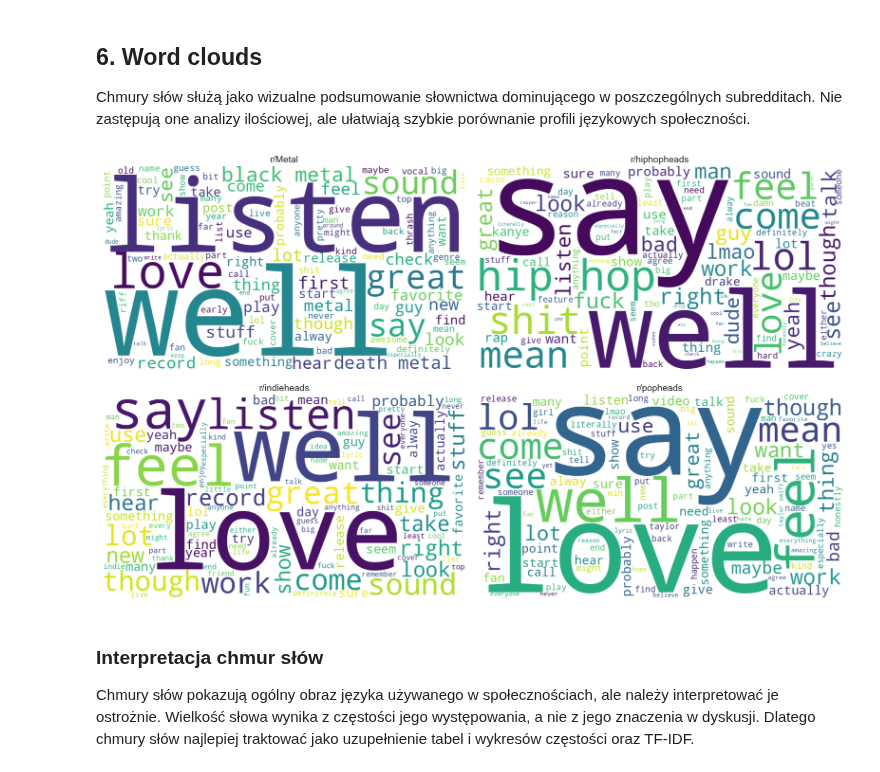
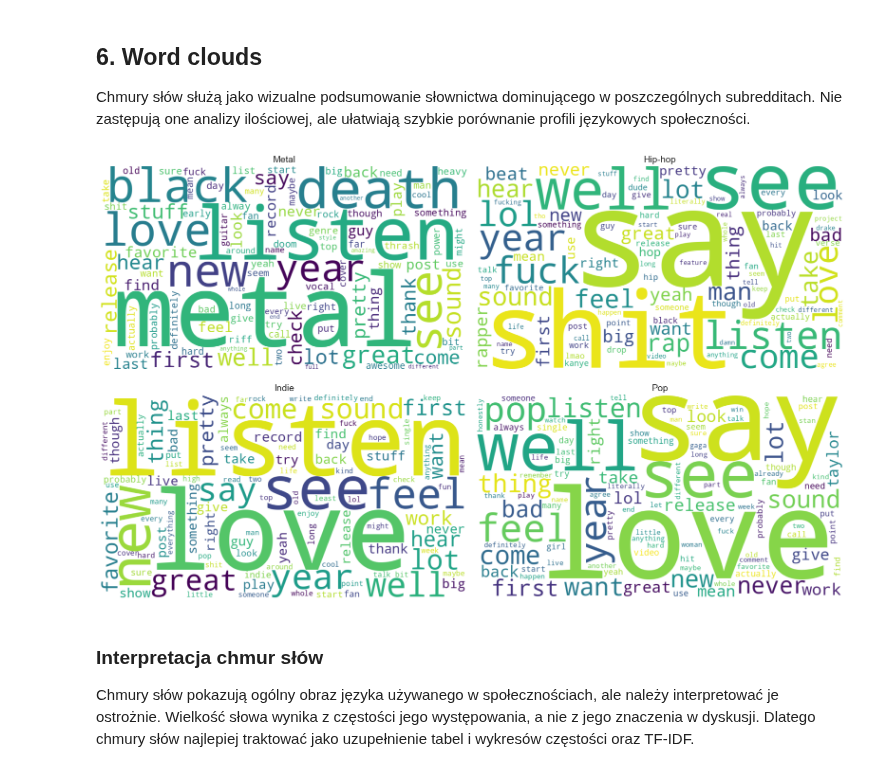
Before and after one commit to Weisjan/Reddit-Music-Community-Analysis, a Jupyter notebook: notebooks/02_text_mining_uporzadkowany.ipynb, the cells around one changed output. Saved outputs shown, nothing was run; the diff lists cells and outputs as text; code cells hidden in the pictures.

```diff
--- a/notebooks/02_text_mining_uporzadkowany.ipynb
+++ b/notebooks/02_text_mining_uporzadkowany.ipynb
@@ -65,5 +88,3 @@ print(f"Model językowy spaCy dostępny: {USE_SPACY}")
 # %%
-# Checkpoint configuration
-CHECKPOINT_DIR = Path("../data/checkpoints")
-CHECKPOINT_DIR.mkdir(parents=True, exist_ok=True)
-print(f"Checkpoint dir: {CHECKPOINT_DIR.resolve()}")
+# Konfiguracja checkpointów (ułatwia wznowienie pracy po resecie kernela)
+print(f"Katalog checkpointów: {CHECKPOINT_DIR.resolve()}")
@@ -432,7 +493,7 @@ axes = axes.flatten()
 for ax, (subreddit, group) in zip(axes, top_words.groupby("subreddit")):
     plot_data = group.sort_values("count", ascending=True)
     ax.barh(plot_data["item"], plot_data["count"])
-    ax.set_title(f"r/{subreddit} — najczęstsze słowa")
+    ax.set_title(f"{subreddit_display(subreddit)} — najczęstsze słowa")
     ax.set_xlabel("Liczba wystąpień")
     ax.set_ylabel("")
 
@@ -473,7 +534,7 @@ axes = axes.flatten()
 for ax, (subreddit, group) in zip(axes, top_bigrams.groupby("subreddit")):
     plot_data = group.sort_values("count", ascending=True)
     ax.barh(plot_data["item"], plot_data["count"])
-    ax.set_title(f"r/{subreddit} — najczęstsze bigramy")
+    ax.set_title(f"{subreddit_display(subreddit)} — najczęstsze bigramy")
     ax.set_xlabel("Liczba wystąpień")
     ax.set_ylabel("")
 
@@ -581,24 +684,48 @@ TF-IDF pozwala przejść od ogólnej popularności słów do identyfikacji termi
 
 Chmury słów służą jako wizualne podsumowanie słownictwa dominującego w poszczególnych subredditach. Nie zastępują one analizy ilościowej, ale ułatwiają szybkie porównanie profili językowych społeczności.
 # %%
+# Chmury słów dla subredditów
+
+WORDCLOUD_SAMPLE_PER_SUBREDDIT = 20_000
+
 fig, axes = plt.subplots(2, 2, figsize=(16, 10))
 axes = axes.flatten()
 
 for ax, (subreddit, group) in zip(axes, df.groupby("subreddit")):
-    text = " ".join(group["processed_text"])
-    wordcloud = WordCloud(width=900, height=500, background_color="white", max_words=100).generate(text)
+
+    sample = group["processed_text"].dropna().astype(str).sample(
+        n=min(len(group), WORDCLOUD_SAMPLE_PER_SUBREDDIT),
+        random_state=42
+    )
+
+    text = " ".join(sample)
+
+    wordcloud = WordCloud(
+        width=900,
+        height=500,
+        background_color="white",
+        max_words=100,
+        collocations=False
+    ).generate(text)
+
     ax.imshow(wordcloud, interpolation="bilinear")
     ax.axis("off")
-    ax.set_title(f"r/{subreddit}")
+    ax.set_title(subreddit_display(subreddit))
 
 for ax in axes[df["subreddit"].nunique():]:
     ax.axis("off")
 
 plt.tight_layout()
-plt.savefig(FIGURES_DIR / "text_mining_wordclouds.png", dpi=150, bbox_inches="tight")
+
+plt.savefig(
+    FIGURES_DIR / "text_mining_wordclouds.png",
+    dpi=150,
+    bbox_inches="tight"
+)
+
 plt.show()
 # %% [output]
-[figure, old version]
+[figure, new version]
 # %% [markdown]
 ### Interpretacja chmur słów
 
```
Also changed, not shown: parts of 22 cells of this notebook, 53 other files.
